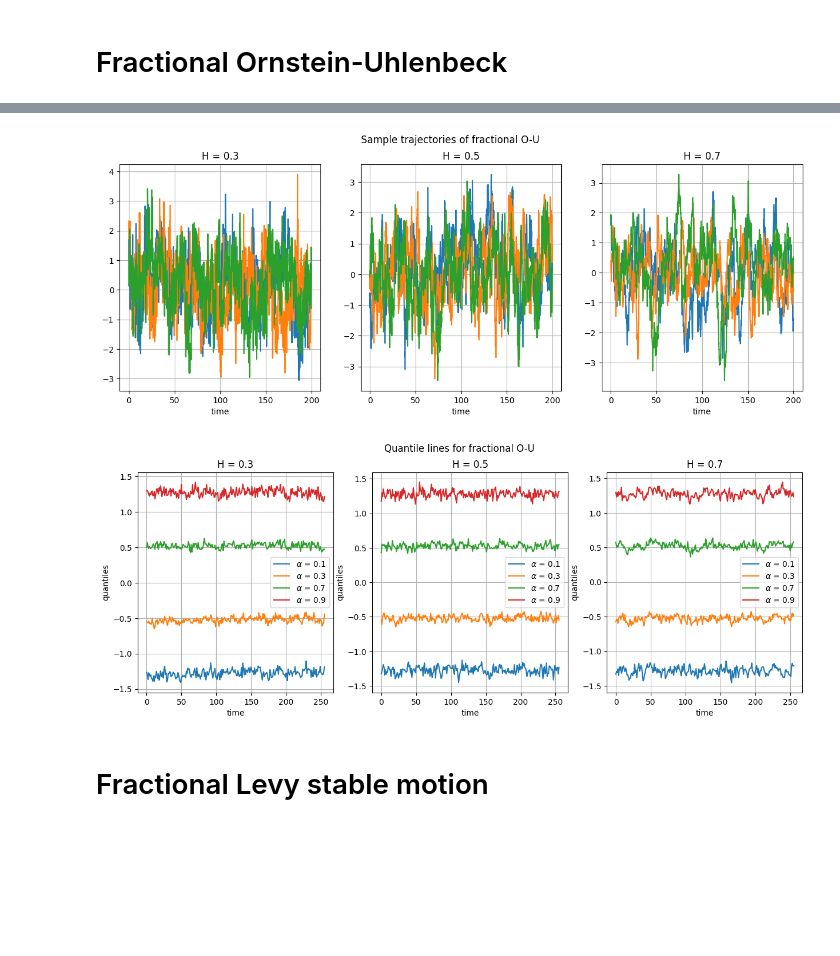
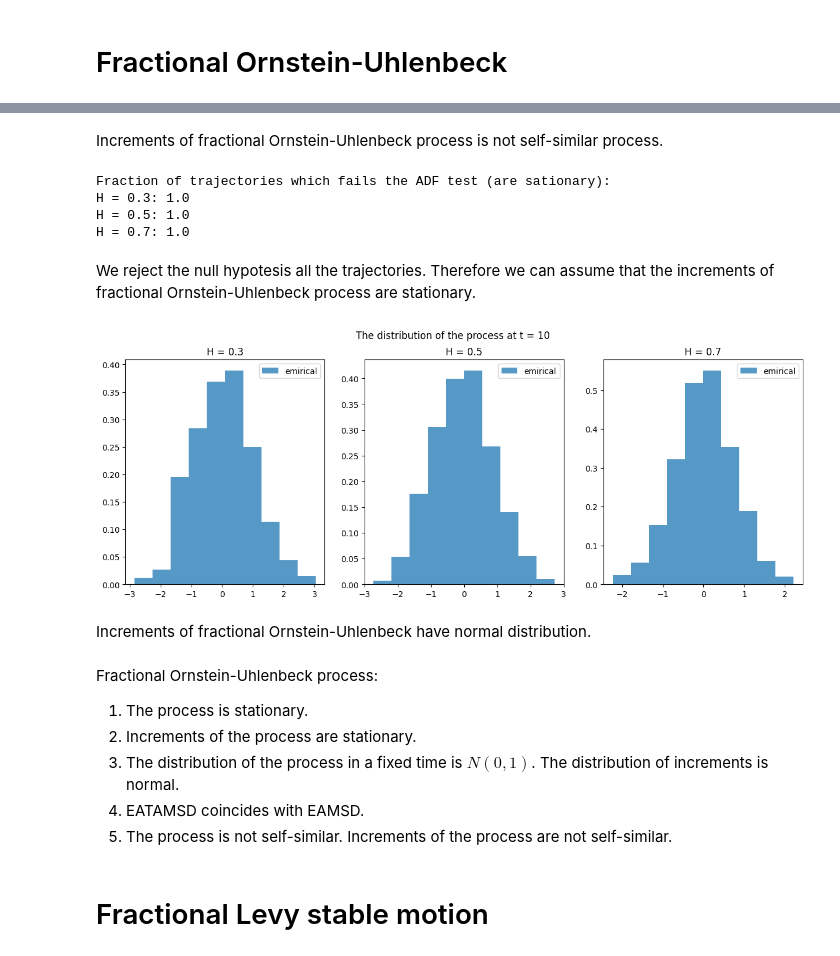
Before and after one commit to KohutMaria/CSOSP, a Jupyter notebook: Report3.ipynb, the cells around one changed output, grey strips where cells are left out. Cells and saved outputs as stored; diff of their text form; code cells hidden in the pictures; blank space fills up the shorter version.

```diff
--- a/Report3.ipynb
+++ b/Report3.ipynb
@@ -119,0 +487,6 @@ fou07 = fou_gen(time,N=3,H=0.7)
+# %%
+adf_results = [[],[],[]]
+for j in range(3):
+    for i in range(1000):
+        adf = adfuller(fou[j][i])[1]
+        adf_results[j].append(adf < 0.05)
@@ -119,0 +504,5 @@ fou07 = fou_gen(time,N=3,H=0.7)
+# %%
+dt = 0.1
+t = 10
+sigmas  = [1 for h in H]
+compare_with_normal(t,fou,H,sigmas)
@@ -119,0 +520,2 @@ fou07 = fou_gen(time,N=3,H=0.7)
+# %%
+fou_incr = np.diff(fou)
@@ -120,16 +532,31 @@ fou07 = fou_gen(time,N=3,H=0.7)
+# %% [markdown]
+Increments of fractional Ornstein-Uhlenbeck process is not self-similar process.
+# %%
+adf_results = [[],[],[]]
+for j in range(3):
+    for i in range(1000):
+        adf = adfuller(fou_incr[j][i])[1]
+        adf_results[j].append(adf < 0.05)
+# %%
+print("Fraction of trajectories which fails the ADF test (are sationary):")
+for j in range(3):
+    print(f"H = {H[j]}: {np.sum(adf_results[j])/1000}")
+# %% [output]
+Fraction of trajectories which fails the ADF test (are sationary):
+H = 0.3: 1.0
+H = 0.5: 1.0
+H = 0.7: 1.0
+# %% [markdown]
+We reject the null hypotesis all the trajectories. Therefore we can assume that the increments of fractional Ornstein-Uhlenbeck process are stationary.
 # %%
 fig, axes = plt.subplots(1,3,figsize=(15,5))
-H = [0.3,0.5,0.7]
-F = [fou03,fou05,fou07]
-
 for i in range(3):
+    Y = fou_incr[i][:,t]
+    x = np.linspace(min(Y),max(Y),1000)
+    axes[i].hist(Y,density=True, alpha=0.75, label= "emirical")
     axes[i].set_title(f"H = {H[i]}")
-    axes[i].set_xlabel("time")
-    axes[i].grid()
-    for j in range(3):
-        axes[i].plot(time,F[i][j,:])
-
-plt.suptitle("Sample trajectories of fractional O-U")
+    axes[i].legend()
+plt.suptitle(f"The distribution of the process at t = {t}")
 plt.show()
 # %% [output]
-[figure, old version]
+[figure, new version]
@@ -144,10 +563,12 @@ fou07 = fou_gen(time,N=N,H=0.7)
-# %%
-H = [0.3,0.5,0.7]
-F = [fou03,fou05,fou07]
-alphas = [0.1, 0.3, 0.7, 0.9]
-plot_quantile_lines(time,F,H,alphas,"fractional O-U")
-# %% [output]
-[figure, removed]
+# %% [markdown]
+Increments of fractional Ornstein-Uhlenbeck have normal distribution.
+# %% [markdown]
+Fractional Ornstein-Uhlenbeck process:
+1. The process is stationary.
+2. Increments of the process are stationary.
+3. The distribution of the process in a fixed time is $N(0, 1)$. The distribution of increments is normal.
+4. EATAMSD coincides with EAMSD.
+5. The process is not self-similar. Increments of the process are not self-similar.
 # %% [markdown]
 # Fractional Levy stable motion
 # %%
```
Also changed, not shown: parts of 118 cells of this notebook.
